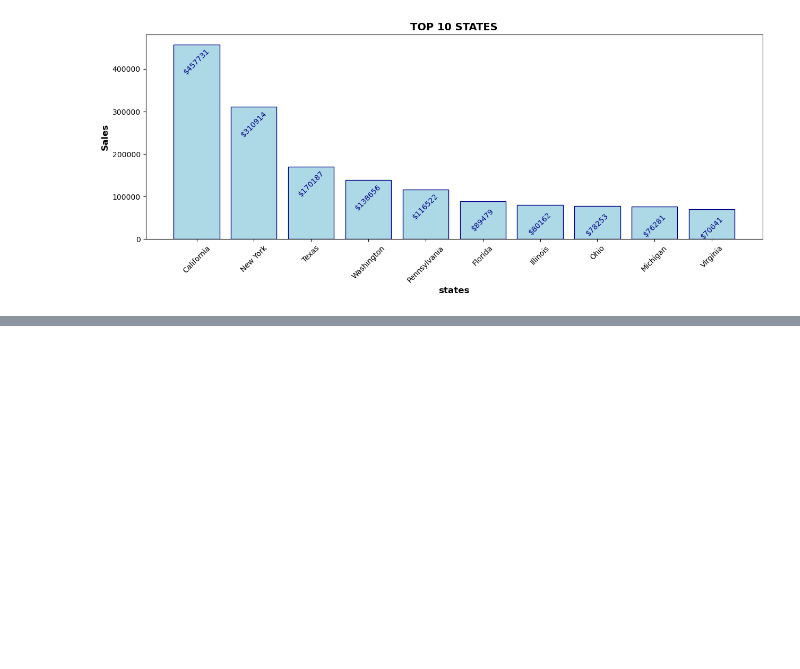
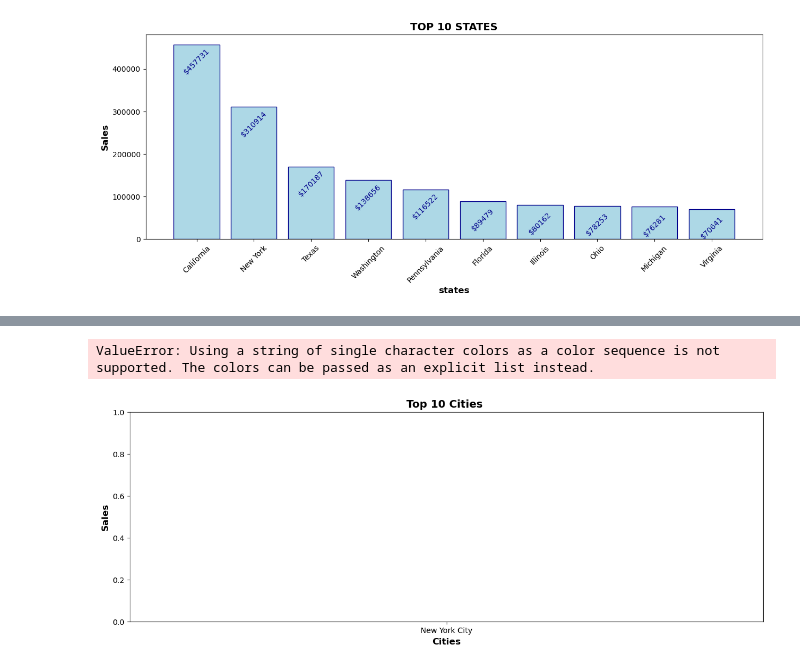
Before and after one commit to sabheen9/SQL, a Jupyter notebook: Superstore Sales forecasting and EDA.ipynb, the cells around one changed output, grey strips where cells are left out. Saved outputs shown, nothing was run; the diff lists cells and outputs as text; code cells hidden in the pictures; blank space fills up the shorter version.

```diff
--- a/Superstore Sales forecasting and EDA.ipynb
+++ b/Superstore Sales forecasting and EDA.ipynb
@@ -155,3 +155,7 @@ for k,v in top_states['Sales'].items():
     plt.text(k,v-70000,'$'+str(v),horizontalalignment='center',rotation=45,color='darkblue')
 # %% [output]
 [figure]
+# %%
+top_cities=df.groupby(['City']).sum().sort_values(['Sales'],ascending=False).head(10)
+top_cities.reset_index(inplace=True)
+print(top_cities)
@@ -157,0 +180,9 @@ for k,v in top_states['Sales'].items():
+# %%
+plt.figure(figsize=(15,5))
+plt.title("Top 10 Cities ",fontsize=14,fontweight='bold')
+plt.xlabel('Cities',fontsize=12,fontweight='bold')
+plt.ylabel('Sales',fontsize=12,fontweight='bold')
+plt.bar(top_cities['City'],top_cities['Sales'],color='lightgreen',edgecolor="darkgreen")
+# %% [output]
+ValueError: Using a string of single character colors as a color sequence is not supported. The colors can be passed as an explicit list instead.
+[figure, added]
```
Also changed, not shown: parts of 1 cell of this notebook.
